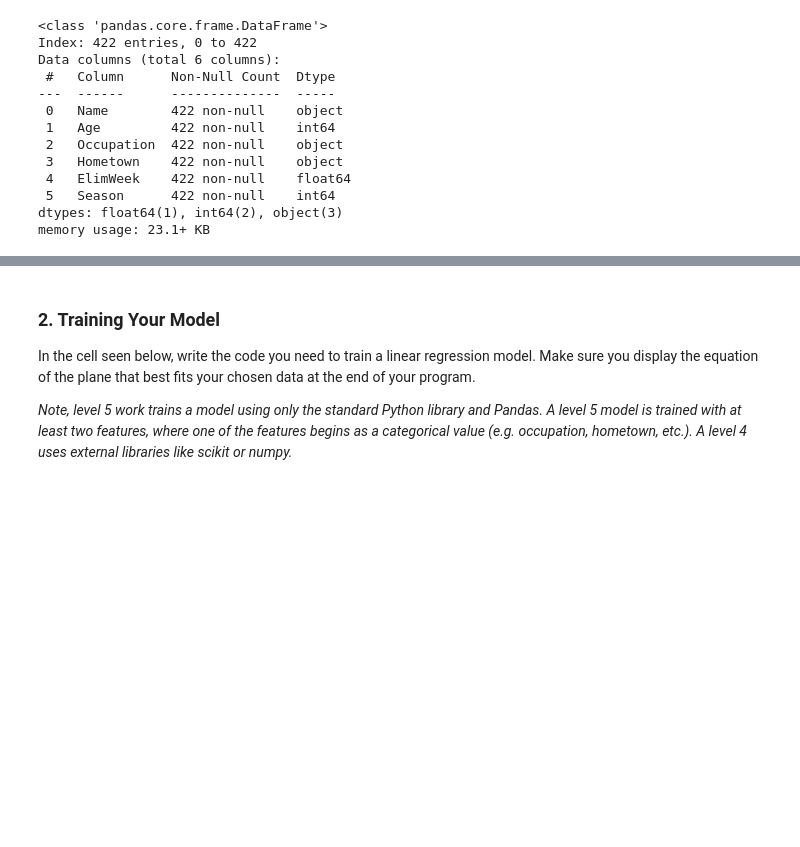
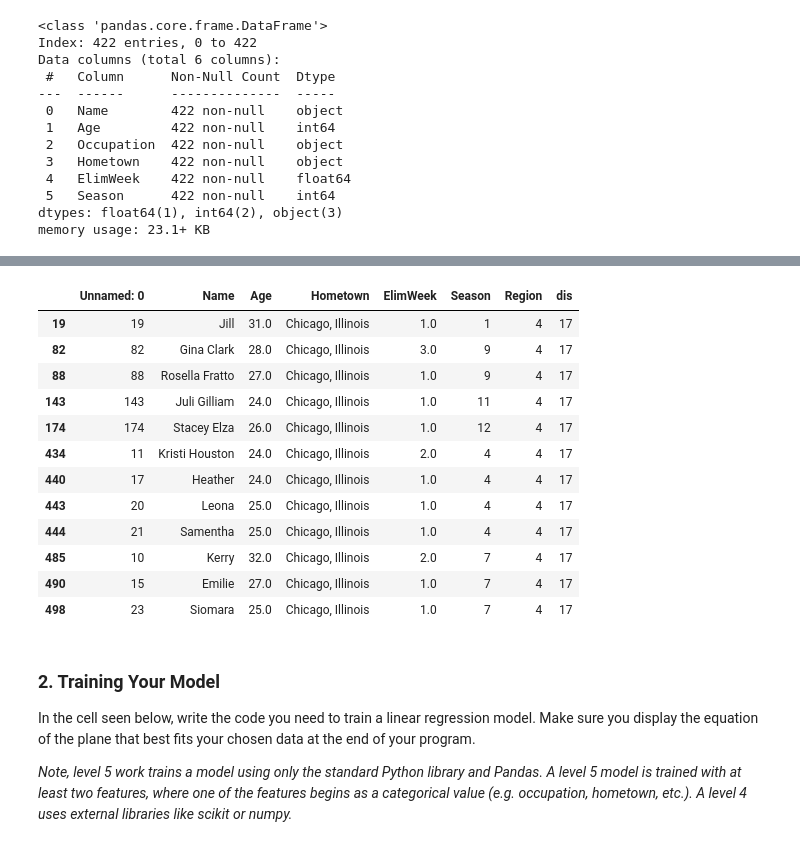
Before and after one commit to JForeso/ML, a Jupyter notebook: bachlor/RFP+#1+Template-checkpoint.ipynb, the cells around one changed output, grey strips where cells are left out. Saved outputs shown, nothing was run; the diff lists cells and outputs as text; code cells hidden in the pictures; blank space fills up the shorter version.

```diff
--- a/bachlor/RFP+#1+Template-checkpoint.ipynb
+++ b/bachlor/RFP+#1+Template-checkpoint.ipynb
@@ -161,3 +161,5 @@ Data columns (total 6 columns):
  5   Season      422 non-null    int64
 dtypes: float64(1), int64(2), object(3)
 memory usage: 23.1+ KB
+# %%
+df2= pd.read_csv('contestants_level4.csv')
@@ -164,3 +219,21 @@ memory usage: 23.1+ KB
+# %%
+df2['dis']= pd.factorize(df2['Hometown'])[0]
+# %%
+df2[df2['dis']==17]
+# %% [output]
+|  | Unnamed: 0 | Name | Age | Hometown | ElimWeek | Season | Region | dis |
+| 19 | 19 | Jill | 31.0 | Chicago, Illinois | 1.0 | 1 | 4 | 17 |
+| 82 | 82 | Gina Clark | 28.0 | Chicago, Illinois | 3.0 | 9 | 4 | 17 |
+| 88 | 88 | Rosella Fratto | 27.0 | Chicago, Illinois | 1.0 | 9 | 4 | 17 |
+| 143 | 143 | Juli Gilliam | 24.0 | Chicago, Illinois | 1.0 | 11 | 4 | 17 |
+| 174 | 174 | Stacey Elza | 26.0 | Chicago, Illinois | 1.0 | 12 | 4 | 17 |
+| 434 | 11 | Kristi Houston | 24.0 | Chicago, Illinois | 2.0 | 4 | 4 | 17 |
+| 440 | 17 | Heather | 24.0 | Chicago, Illinois | 1.0 | 4 | 4 | 17 |
+| 443 | 20 | Leona | 25.0 | Chicago, Illinois | 1.0 | 4 | 4 | 17 |
+| 444 | 21 | Samentha | 25.0 | Chicago, Illinois | 1.0 | 4 | 4 | 17 |
+| 485 | 10 | Kerry | 32.0 | Chicago, Illinois | 2.0 | 7 | 4 | 17 |
+| 490 | 15 | Emilie | 27.0 | Chicago, Illinois | 1.0 | 7 | 4 | 17 |
+| 498 | 23 | Siomara | 25.0 | Chicago, Illinois | 1.0 | 7 | 4 | 17 |
 # %% [markdown]
 ### 2. Training Your Model
 In the cell seen below, write the code you need to train a linear regression model. Make sure you display the equation of the plane that best fits your chosen data at the end of your program.
```
Also changed, not shown: parts of 9 cells of this notebook, 1 other file.
